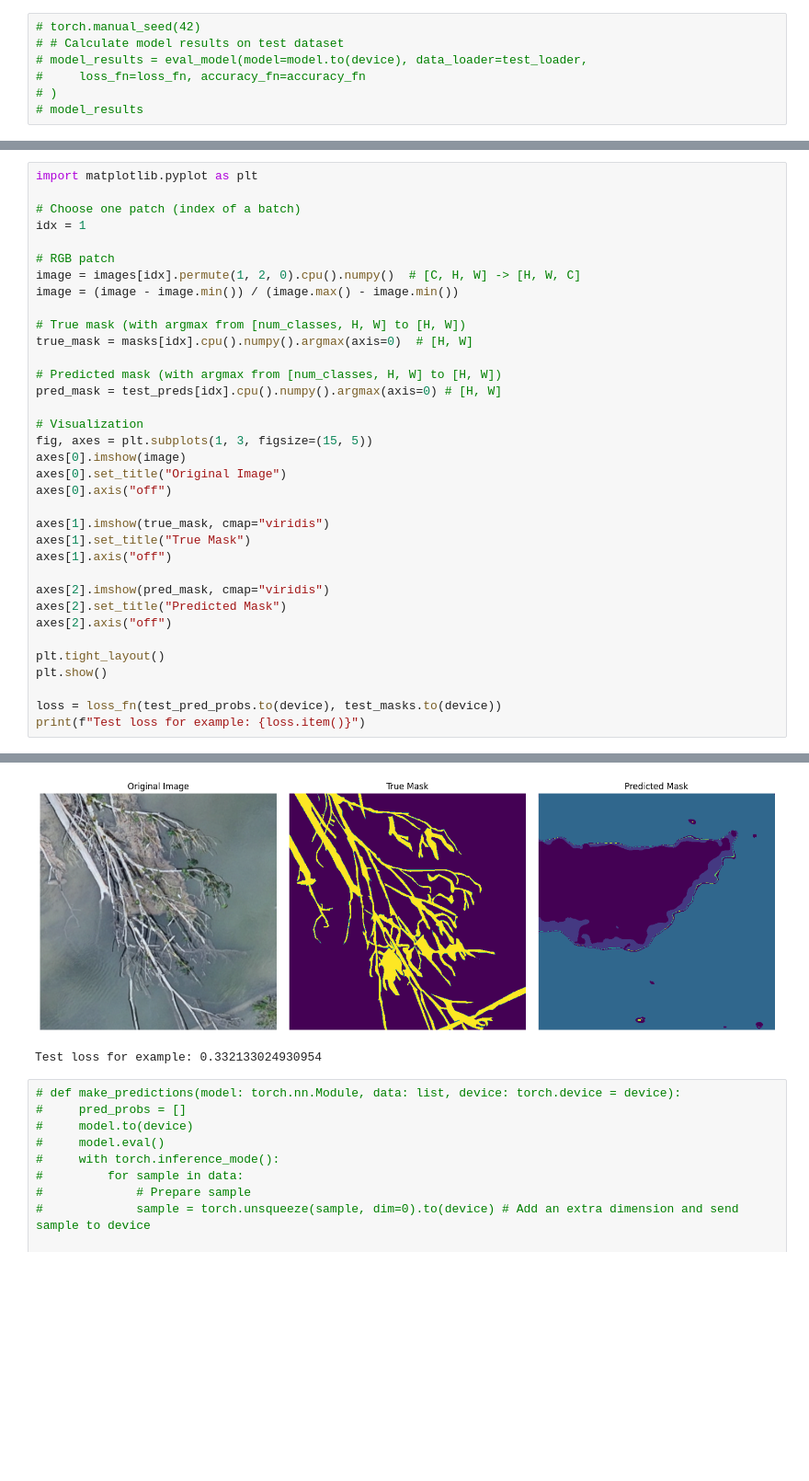
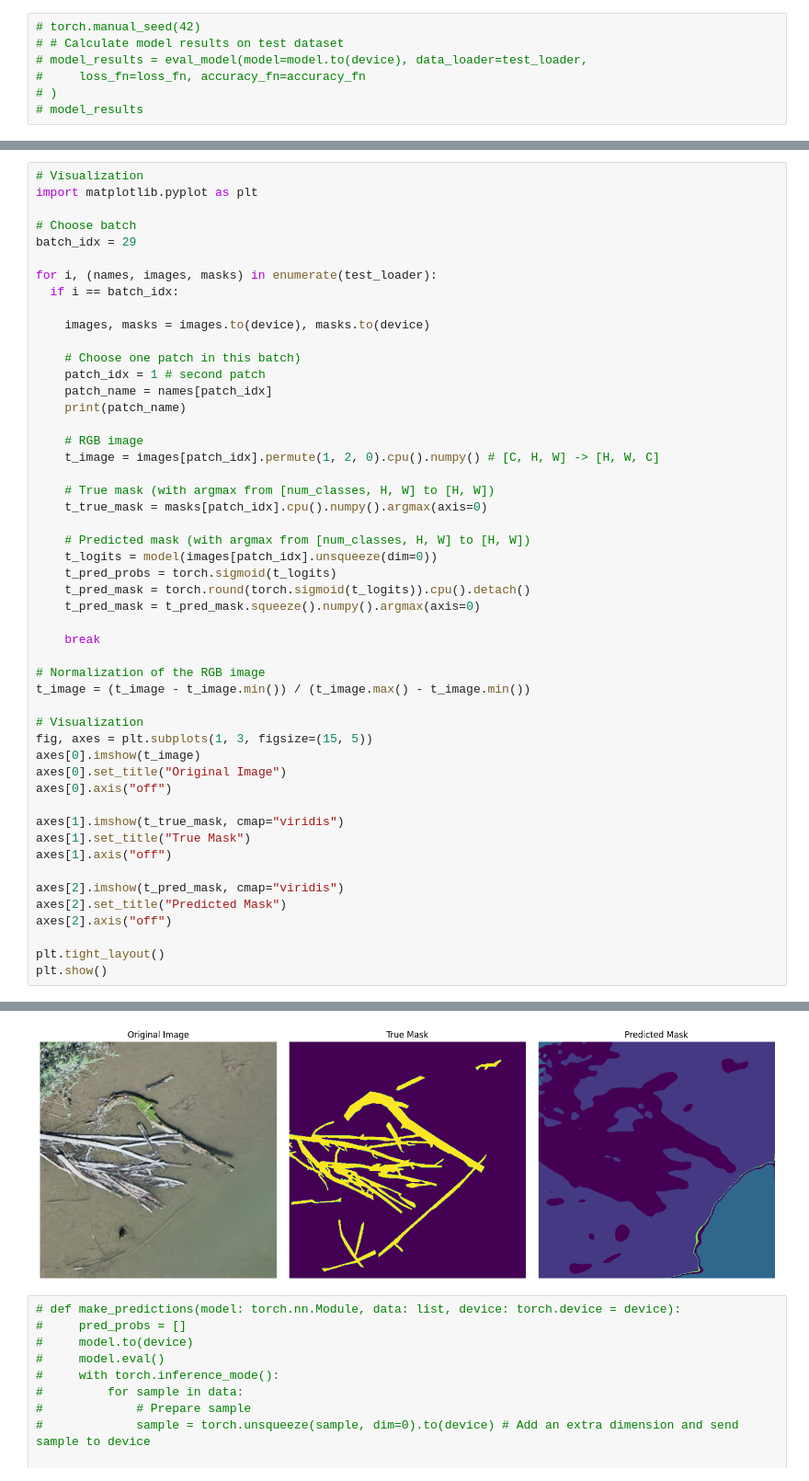
Before and after one commit to hiebschi/MoSE, a Jupyter notebook: loop_v01.ipynb, the cells around one changed output, grey strips where cells are left out. Shown at 92% size. Saved outputs shown, nothing was run; the diff lists cells and outputs as text; blank space fills up the shorter version.

Commit message:
Visualization (error??)

```diff
--- a/loop_v01.ipynb
+++ b/loop_v01.ipynb
@@ -1200,36 +1188,51 @@ Min: -19.067800521850586, Max: 25.273365020751953
 # %%
+# Visualization
 import matplotlib.pyplot as plt
 
-# Choose one patch (index of a batch)
-idx = 1
+# Choose batch
+batch_idx = 29
 
-# RGB patch
-image = images[idx].permute(1, 2, 0).cpu().numpy()  # [C, H, W] -> [H, W, C]
-image = (image - image.min()) / (image.max() - image.min())
+for i, (names, images, masks) in enumerate(test_loader):
+  if i == batch_idx:
 
-# True mask (with argmax from [num_classes, H, W] to [H, W])
-true_mask = masks[idx].cpu().numpy().argmax(axis=0)  # [H, W]
+    images, masks = images.to(device), masks.to(device)
 
-# Predicted mask (with argmax from [num_classes, H, W] to [H, W])
-pred_mask = test_preds[idx].cpu().numpy().argmax(axis=0) # [H, W]
+    # Choose one patch in this batch)
+    patch_idx = 1 # second patch
+    patch_name = names[patch_idx]
+    print(patch_name)
+
+    # RGB image
+    t_image = images[patch_idx].permute(1, 2, 0).cpu().numpy() # [C, H, W] -> [H, W, C]
+
+    # True mask (with argmax from [num_classes, H, W] to [H, W])
+    t_true_mask = masks[patch_idx].cpu().numpy().argmax(axis=0)
+
+    # Predicted mask (with argmax from [num_classes, H, W] to [H, W])
+    t_logits = model(images[patch_idx].unsqueeze(dim=0))
+    t_pred_probs = torch.sigmoid(t_logits)
+    t_pred_mask = torch.round(torch.sigmoid(t_logits)).cpu().detach()
+    t_pred_mask = t_pred_mask.squeeze().numpy().argmax(axis=0)
+
+    break
+
+# Normalization of the RGB image
+t_image = (t_image - t_image.min()) / (t_image.max() - t_image.min())
 
 # Visualization
 fig, axes = plt.subplots(1, 3, figsize=(15, 5))
-axes[0].imshow(image)
+axes[0].imshow(t_image)
 axes[0].set_title("Original Image")
 axes[0].axis("off")
 
-axes[1].imshow(true_mask, cmap="viridis")
+axes[1].imshow(t_true_mask, cmap="viridis")
 axes[1].set_title("True Mask")
 axes[1].axis("off")
 
-axes[2].imshow(pred_mask, cmap="viridis")
+axes[2].imshow(t_pred_mask, cmap="viridis")
 axes[2].set_title("Predicted Mask")
 axes[2].axis("off")
 
 plt.tight_layout()
 plt.show()
-
-loss = loss_fn(test_pred_probs.to(device), test_masks.to(device))
-print(f"Test loss for example: {loss.item()}")
 # %% [output]
@@ -1236,5 +1240,4 @@ print(f"Test loss for example: {loss.item()}")
-[figure, old version]
+[figure, new version]
-Test loss for example: 0.332133024930954
 # %%
 # def make_predictions(model: torch.nn.Module, data: list, device: torch.device = device):
 #     pred_probs = []
```
Also changed, not shown: parts of 3 cells of this notebook.
